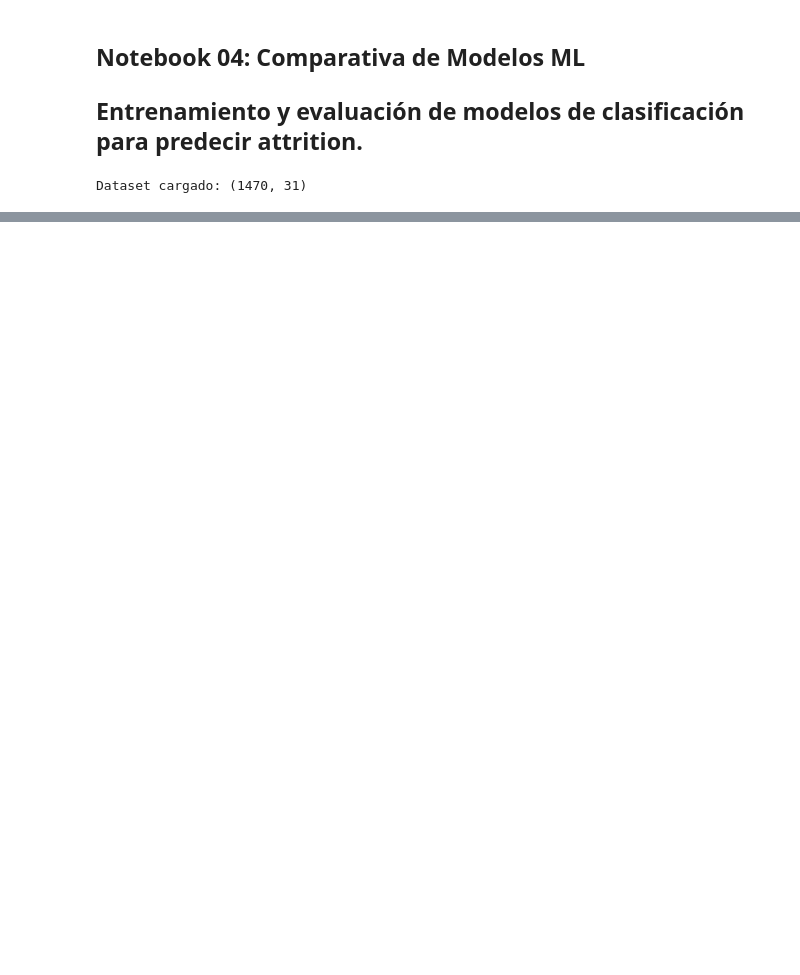
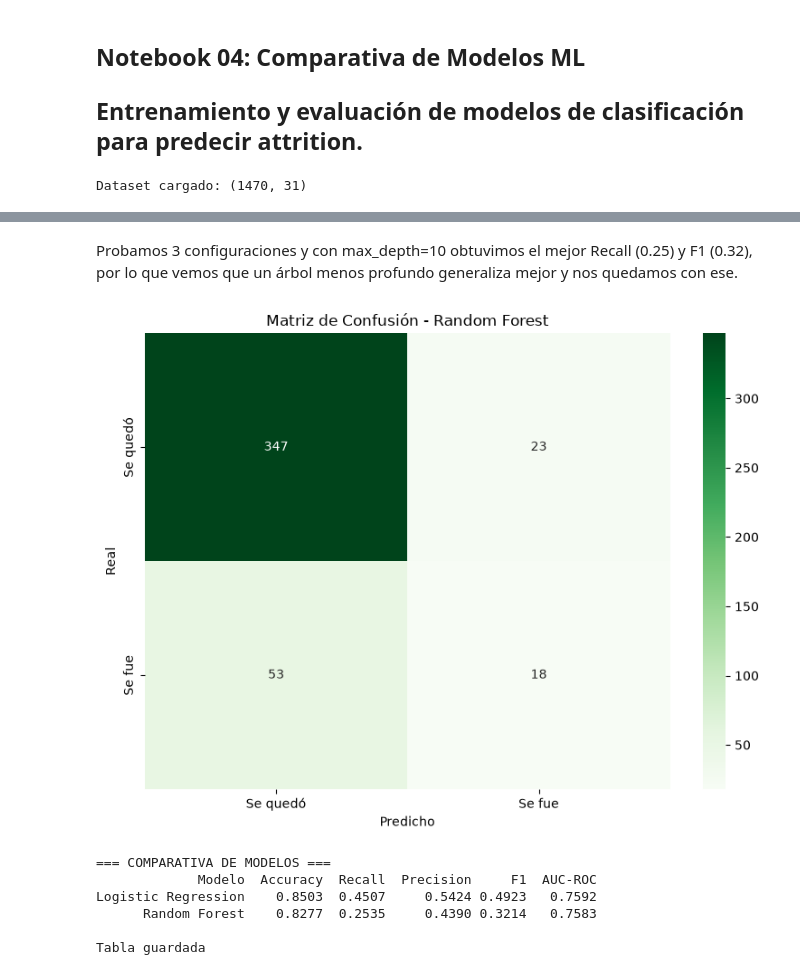
Before and after one commit to MarioFernandezH/TFM-Employee-Attrition, a Jupyter notebook: notebooks/04_models_comparison.ipynb, the cells around one changed output, grey strips where cells are left out. Drawn from its saved outputs; the diff is of its cells as text; code cells hidden in the pictures; blank space fills up the shorter version.

```diff
--- a/notebooks/04_models_comparison.ipynb
+++ b/notebooks/04_models_comparison.ipynb
@@ -25,0 +249,24 @@ Dataset cargado: (1470, 31)
+# %%
+# --- Random Forest ---
+
+rf = RandomForestClassifier(
+    n_estimators=200,
+    max_depth=10,
+    class_weight='balanced',
+    random_state=42
+)
+
+rf.fit(X_train, y_train)
+
+# Predecir
+y_pred_rf = rf.predict(X_test)
+y_prob_rf = rf.predict_proba(X_test)[:, 1]
+
+print('=== RANDOM FOREST ===')
+print(f'Accuracy: {accuracy_score(y_test, y_pred_rf):.4f}')
+print(f'Recall: {recall_score(y_test, y_pred_rf):.4f}')
+print(f'Precision: {precision_score(y_test, y_pred_rf):.4f}')
+print(f'F1: {f1_score(y_test, y_pred_rf):.4f}')
+print(f'AUC-ROC: {roc_auc_score(y_test, y_prob_rf):.4f}')
+print(f'\nClassification Report:')
+print(classification_report(y_test, y_pred_rf))
@@ -25,0 +290,49 @@ Dataset cargado: (1470, 31)
+# %% [markdown]
+Probamos 3 configuraciones y con max_depth=10 obtuvimos el mejor Recall (0.25) y F1 (0.32), por lo que vemos que un árbol menos profundo generaliza mejor y nos quedamos con ese.
+# %%
+# --- Matriz de confusión RF ---
+
+fig, ax = plt.subplots(figsize=(8, 6))
+cm_rf = confusion_matrix(y_test, y_pred_rf)
+sns.heatmap(cm_rf, annot=True, fmt='d', cmap='Greens', ax=ax,
+            xticklabels=['Se quedó', 'Se fue'],
+            yticklabels=['Se quedó', 'Se fue'])
+ax.set_title('Matriz de Confusión - Random Forest')
+ax.set_ylabel('Real')
+ax.set_xlabel('Predicho')
+plt.tight_layout()
+plt.savefig('../reports/figures/cm_random_forest.png',
+            dpi=150, bbox_inches='tight')
+plt.show()
+# %% [output]
+[figure, added]
+# %%
+# --- Comparativa LR vs RF ---
+
+comparativa = pd.DataFrame({
+    'Modelo': ['Logistic Regression', 'Random Forest'],
+    'Accuracy': [accuracy_score(y_test, y_pred_lr),
+                 accuracy_score(y_test, y_pred_rf)],
+    'Recall': [recall_score(y_test, y_pred_lr),
+               recall_score(y_test, y_pred_rf)],
+    'Precision': [precision_score(y_test, y_pred_lr),
+                  precision_score(y_test, y_pred_rf)],
+    'F1': [f1_score(y_test, y_pred_lr),
+           f1_score(y_test, y_pred_rf)],
+    'AUC-ROC': [roc_auc_score(y_test, y_prob_lr),
+                roc_auc_score(y_test, y_prob_rf)],
+}).round(4)
+
+print('=== COMPARATIVA DE MODELOS ===')
+print(comparativa.to_string(index=False))
+
+# Guardar tabla
+comparativa.to_csv('../reports/tables/comparativa_modelos.csv', index=False)
+print('\nTabla guardada')
+# %% [output]
+=== COMPARATIVA DE MODELOS ===
+             Modelo  Accuracy  Recall  Precision     F1  AUC-ROC
+Logistic Regression    0.8503  0.4507     0.5424 0.4923   0.7592
+      Random Forest    0.8277  0.2535     0.4390 0.3214   0.7583
+
+Tabla guardada
```
Also changed, not shown: parts of 12 cells of this notebook, 3 other files.
